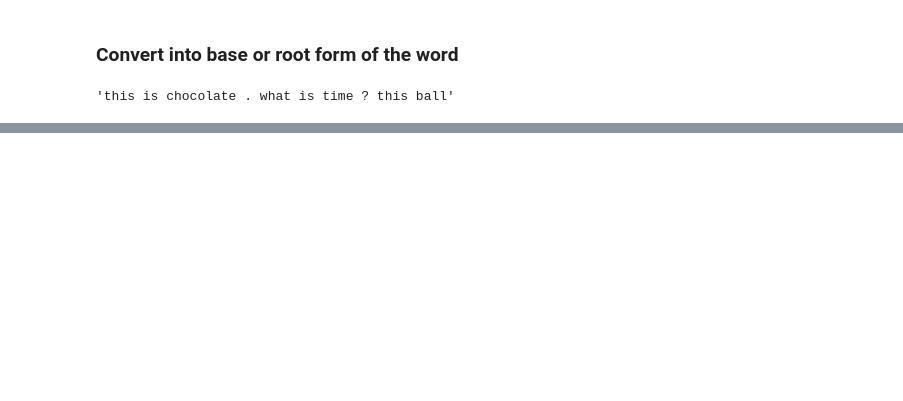
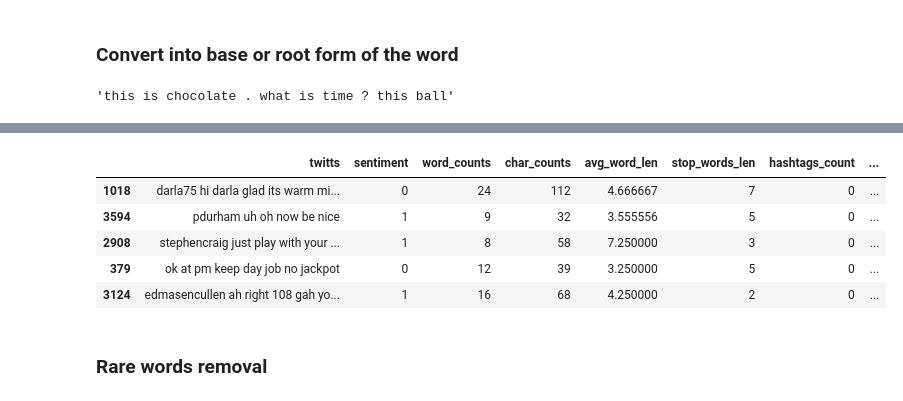
Before and after one commit to Sparsh-Kumar/nlp_learn_bytes, a Jupyter notebook: chapter-5/text_preprocessing.ipynb, the cells around one changed output, grey strips where cells are left out. Drawn from its saved outputs; the diff is of its cells as text; code cells hidden in the pictures; blank space fills up the shorter version.

```diff
--- a/chapter-5/text_preprocessing.ipynb
+++ b/chapter-5/text_preprocessing.ipynb
@@ -659,0 +670,2 @@ df.sample(5)
+# %%
+text = text.split()
@@ -659,0 +692,2 @@ df.sample(5)
+# %%
+freq_comm = pd.Series(text).value_counts()
@@ -659,0 +709,2 @@ df.sample(5)
+# %%
+f20 = freq_comm[:20]
@@ -659,0 +733,11 @@ df.sample(5)
+# %%
+df.sample(5)
+# %% [output]
+|  | twitts | sentiment | word_counts | char_counts | avg_word_len | stop_words_len | hashtags_count | ... |
+| 1018 | darla75 hi darla glad its warm mi... | 0 | 24 | 112 | 4.666667 | 7 | 0 | ... |
+| 3594 | pdurham uh oh now be nice | 1 | 9 | 32 | 3.555556 | 5 | 0 | ... |
+| 2908 | stephencraig just play with your ... | 1 | 8 | 58 | 7.250000 | 3 | 0 | ... |
+| 379 | ok at pm keep day job no jackpot | 0 | 12 | 39 | 3.250000 | 5 | 0 | ... |
+| 3124 | edmasencullen ah right 108 gah yo... | 1 | 16 | 68 | 4.250000 | 2 | 0 | ... |
+# %% [markdown]
+### Rare words removal
```
Also changed, not shown: parts of 55 cells of this notebook.
